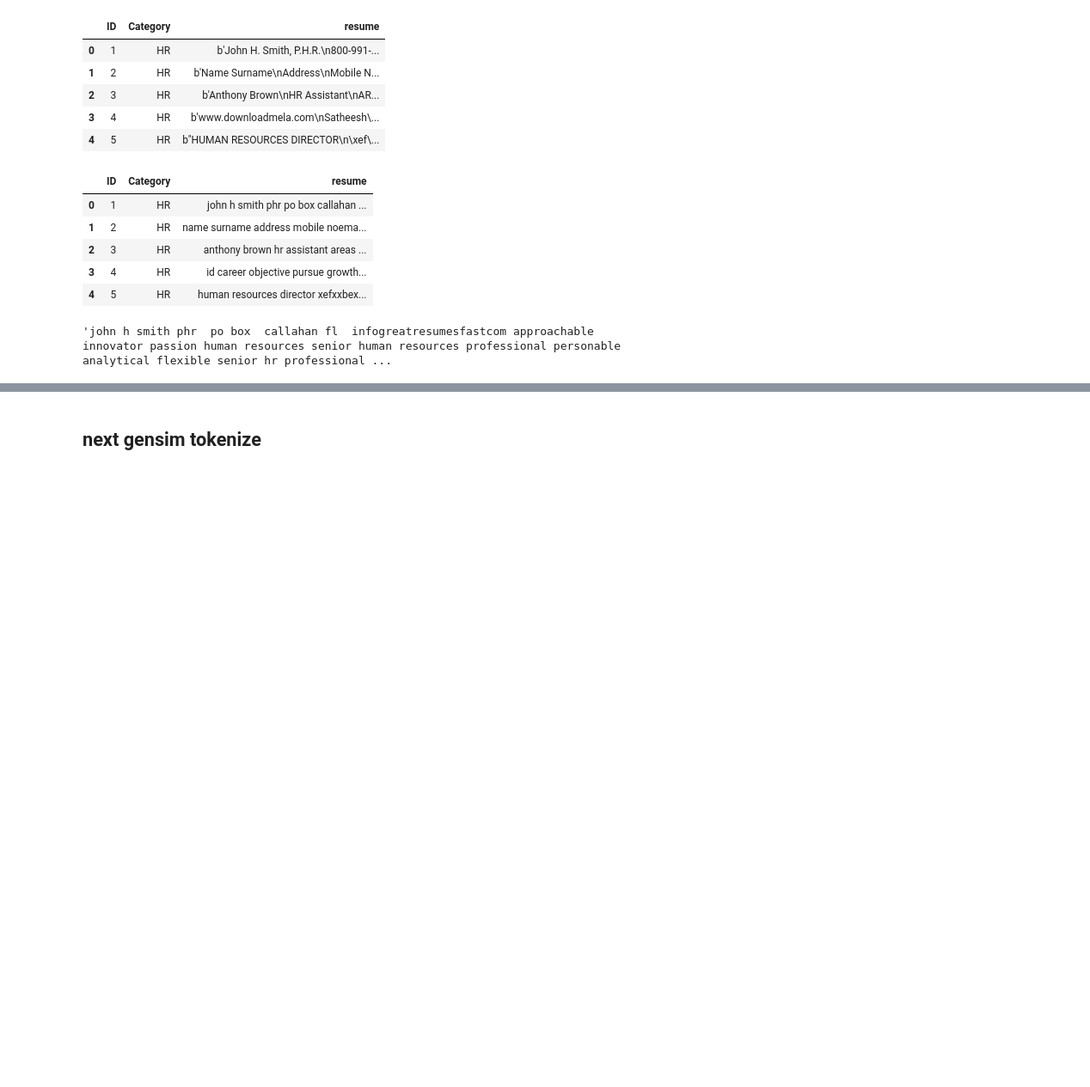
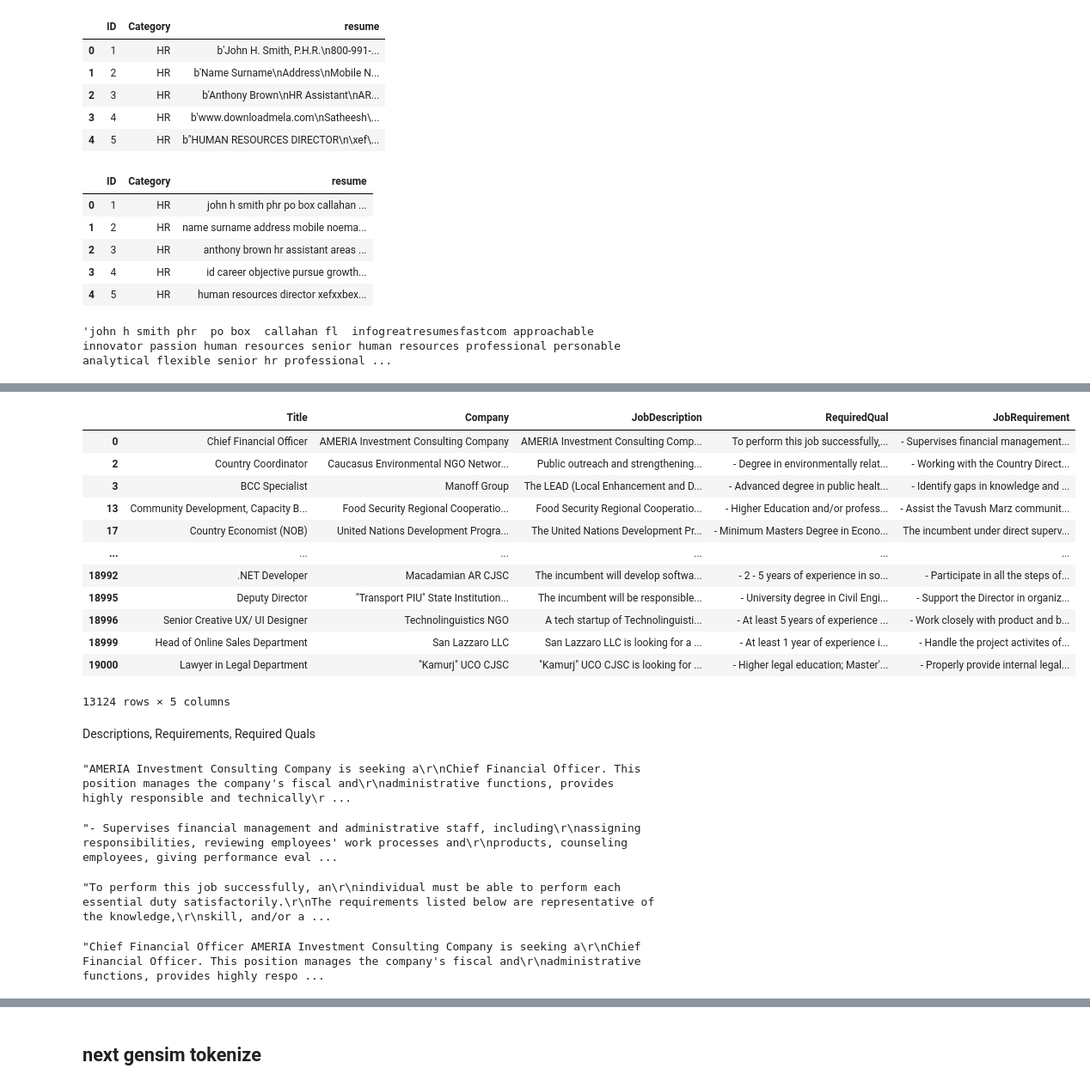
Before and after one commit to rskuzma/NLP_projects, a Jupyter notebook: job_recommender_project/cleaning_data.ipynb, the cells around one changed output, grey strips where cells are left out. Shown: that part at 86% size. Cells and saved outputs as stored; diff of their text form; code cells hidden in the pictures; blank space fills up the shorter version.

```diff
--- a/job_recommender_project/cleaning_data.ipynb
+++ b/job_recommender_project/cleaning_data.ipynb
@@ -156,0 +227,36 @@ df['resume'][0]
+# %%
+#drop any rows with NaN
+#13124 rows x 5 cols from 19001 rows x 5 cols
+jobs.dropna(inplace=True)
+jobs
+# %% [output]
+|  | Title | Company | JobDescription | RequiredQual | JobRequirement |
+| 0 | Chief Financial Officer | AMERIA Investment Consulting Company | AMERIA Investment Consulting Comp... | To perform this job successfully,... | - Supervises financial management... |
+| 2 | Country Coordinator | Caucasus Environmental NGO Networ... | Public outreach and strengthening... | - Degree in environmentally relat... | - Working with the Country Direct... |
+| 3 | BCC Specialist | Manoff Group | The LEAD (Local Enhancement and D... | - Advanced degree in public healt... | - Identify gaps in knowledge and ... |
+| 13 | Community Development, Capacity B... | Food Security Regional Cooperatio... | Food Security Regional Cooperatio... | - Higher Education and/or profess... | - Assist the Tavush Marz communit... |
+| 17 | Country Economist (NOB) | United Nations Development Progra... | The United Nations Development Pr... | - Minimum Masters Degree in Econo... | The incumbent under direct superv... |
+| ... | ... | ... | ... | ... | ... |
+| 18992 | .NET Developer | Macadamian AR CJSC | The incumbent will develop softwa... | - 2 - 5 years of experience in so... | - Participate in all the steps of... |
+| 18995 | Deputy Director | "Transport PIU" State Institution... | The incumbent will be responsible... | - University degree in Civil Engi... | - Support the Director in organiz... |
+| 18996 | Senior Creative UX/ UI Designer | Technolinguistics NGO | A tech startup of Technolinguisti... | - At least 5 years of experience ... | - Work closely with product and b... |
+| 18999 | Head of Online Sales Department | San Lazzaro LLC | San Lazzaro LLC is looking for a ... | - At least 1 year of experience i... | - Handle the project activites of... |
+| 19000 | Lawyer in Legal Department | "Kamurj" UCO CJSC | "Kamurj" UCO CJSC is looking for ... | - Higher legal education; Master'... | - Properly provide internal legal... |
+13124 rows × 5 columns
+# %% [markdown]
+Descriptions, Requirements, Required Quals
+# %%
+#what does a job description look like
+jobs['JobDescription'][0]
+# %% [output]
+"AMERIA Investment Consulting Company is seeking a\r\nChief Financial Officer. This position manages the company's fiscal and\r\nadministrative functions, provides highly responsible and technically\r ...
+# %%
+#what does a job requirement look like
+jobs['JobRequirement'][0]
+# %% [output]
+"- Supervises financial management and administrative staff, including\r\nassigning responsibilities, reviewing employees' work processes and\r\nproducts, counseling employees, giving performance eval ...
+# %%
+#what do the required quals look like?
+jobs['RequiredQual'][0]
+# %% [output]
+"To perform this job successfully, an\r\nindividual must be able to perform each essential duty satisfactorily.\r\nThe requirements listed below are representative of the knowledge,\r\nskill, and/or a ...
@@ -156,0 +266,4 @@ df['resume'][0]
+# %%
+jobs['combined'][0]
+# %% [output]
+"Chief Financial Officer AMERIA Investment Consulting Company is seeking a\r\nChief Financial Officer. This position manages the company's fiscal and\r\nadministrative functions, provides highly respo ...
```
Also changed, not shown: parts of 36 cells of this notebook.
